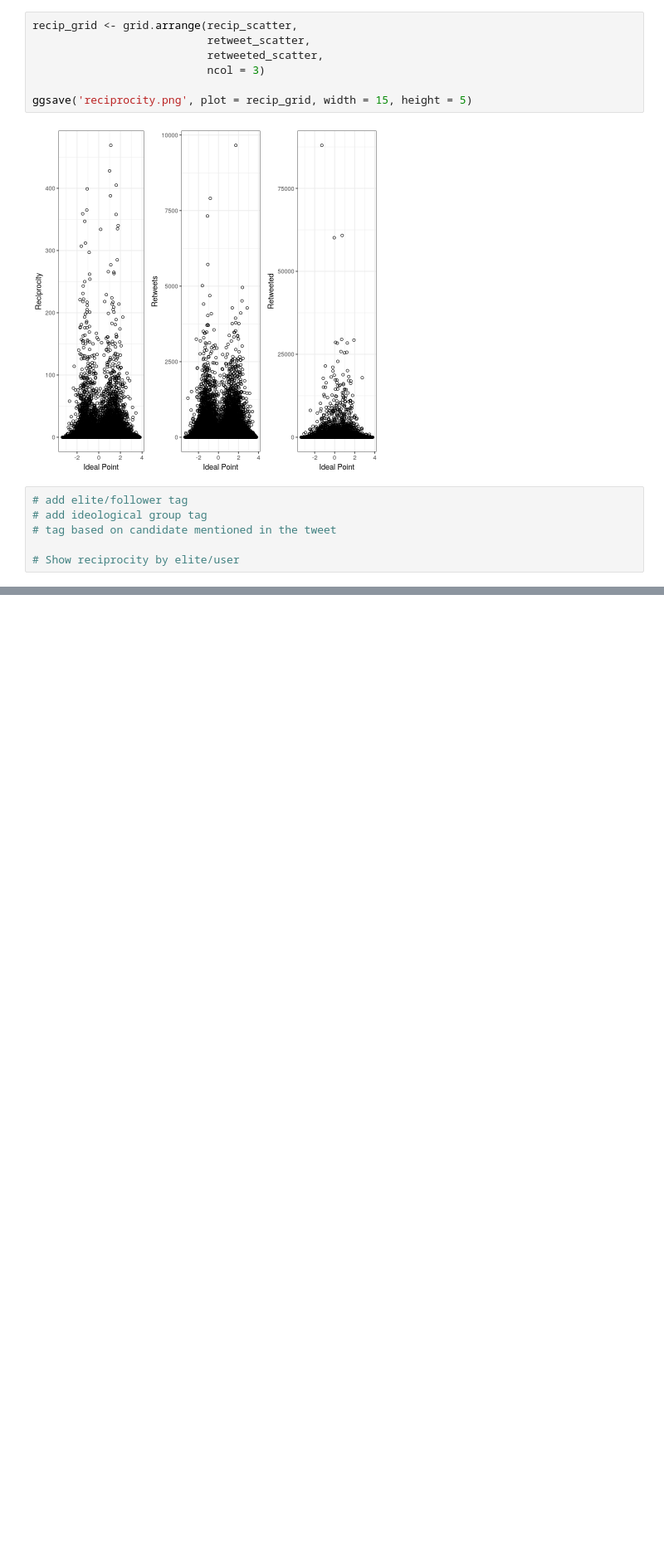
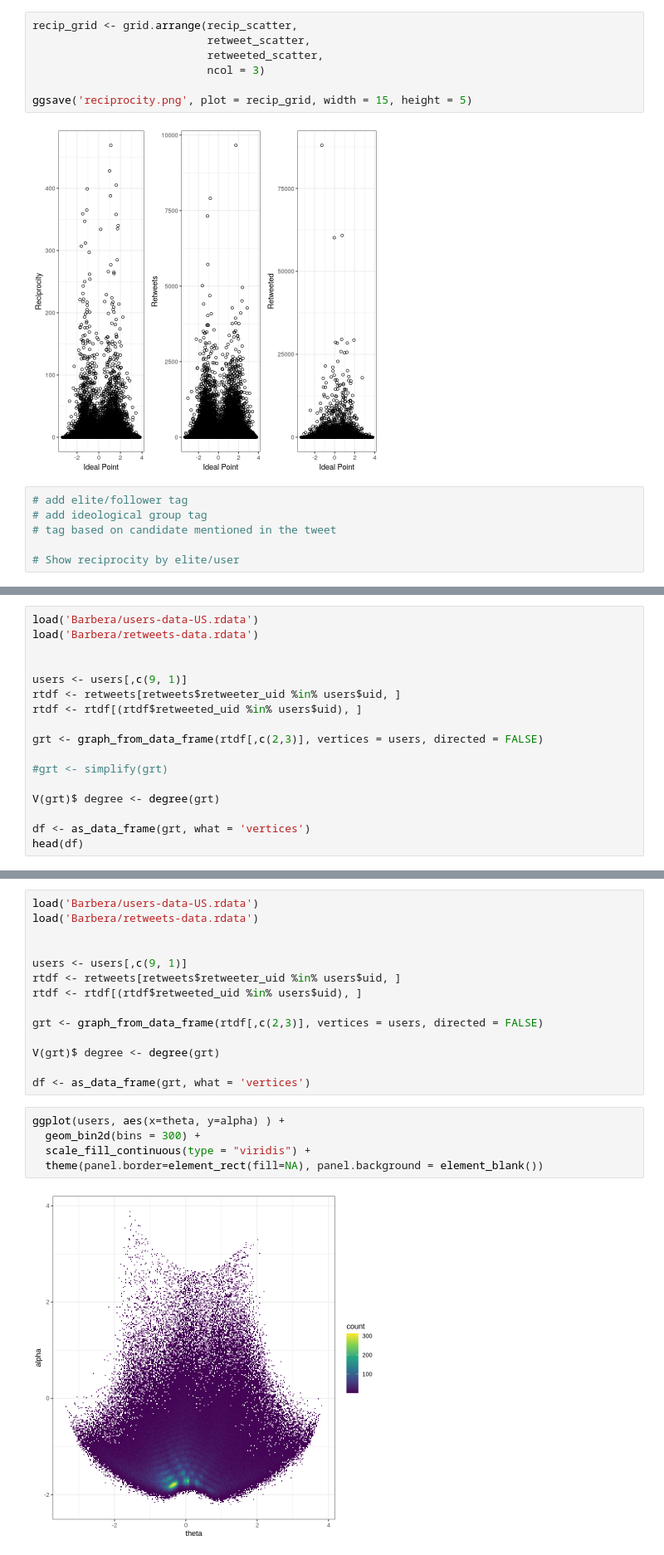
Before and after one commit to MLBurnham/networks_replication, a Jupyter notebook: Descriptive.ipynb, the cells around one changed output, grey strips where cells are left out. Shown at 83% size. Cells and saved outputs as stored; diff of their text form; blank space fills up the shorter version.

```diff
--- a/Descriptive.ipynb
+++ b/Descriptive.ipynb
@@ -440,0 +475,17 @@ ggsave('reciprocity.png', plot = recip_grid, width = 15, height = 5)
+# %%
+load('Barbera/users-data-US.rdata')
+load('Barbera/retweets-data.rdata')
+
+
+users <- users[,c(9, 1)]
+rtdf <- retweets[retweets$retweeter_uid %in% users$uid, ]
+rtdf <- rtdf[(rtdf$retweeted_uid %in% users$uid), ]
+
+grt <- graph_from_data_frame(rtdf[,c(2,3)], vertices = users, directed = FALSE)
+
+#grt <- simplify(grt)
+
+V(grt)$ degree <- degree(grt)
+
+df <- as_data_frame(grt, what = 'vertices')
+head(df)
@@ -440,0 +532,21 @@ ggsave('reciprocity.png', plot = recip_grid, width = 15, height = 5)
+# %%
+load('Barbera/users-data-US.rdata')
+load('Barbera/retweets-data.rdata')
+
+
+users <- users[,c(9, 1)]
+rtdf <- retweets[retweets$retweeter_uid %in% users$uid, ]
+rtdf <- rtdf[(rtdf$retweeted_uid %in% users$uid), ]
+
+grt <- graph_from_data_frame(rtdf[,c(2,3)], vertices = users, directed = FALSE)
+
+V(grt)$ degree <- degree(grt)
+
+df <- as_data_frame(grt, what = 'vertices')
+# %%
+ggplot(users, aes(x=theta, y=alpha) ) +
+  geom_bin2d(bins = 300) +
+  scale_fill_continuous(type = "viridis") +
+  theme(panel.border=element_rect(fill=NA), panel.background = element_blank())
+# %% [output]
+[figure, added]
```
Also changed, not shown: parts of 14 cells of this notebook, 14 other files.
